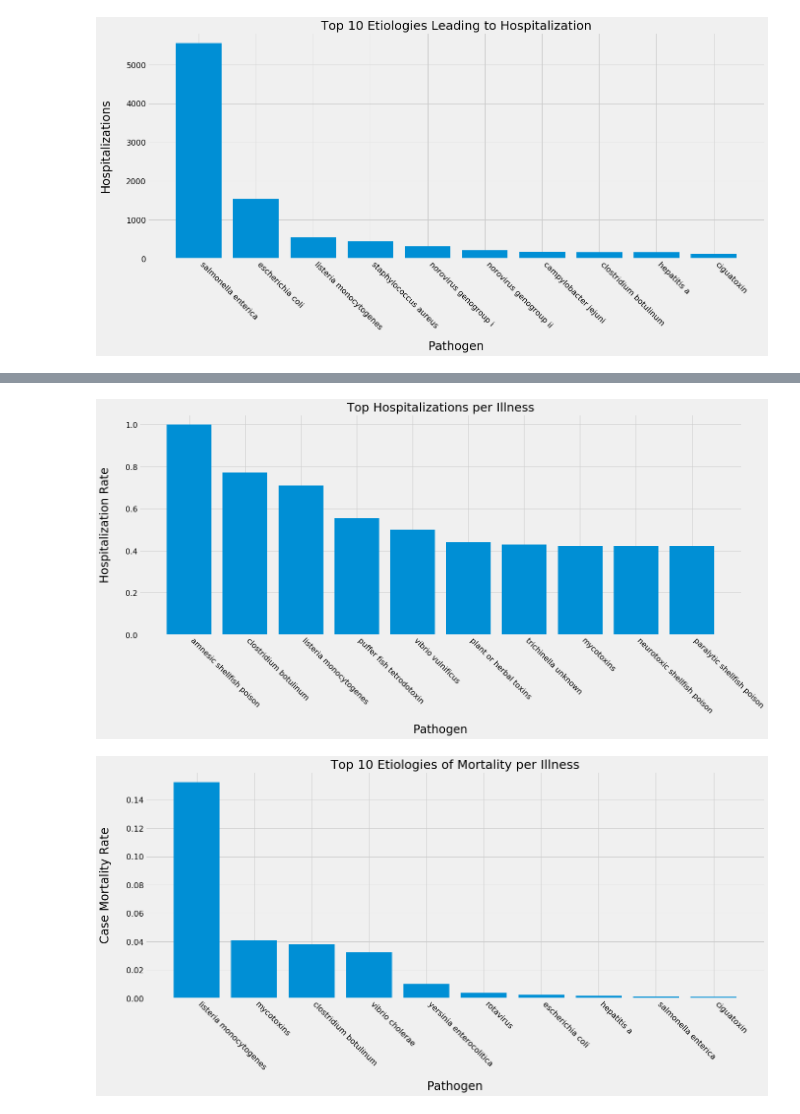
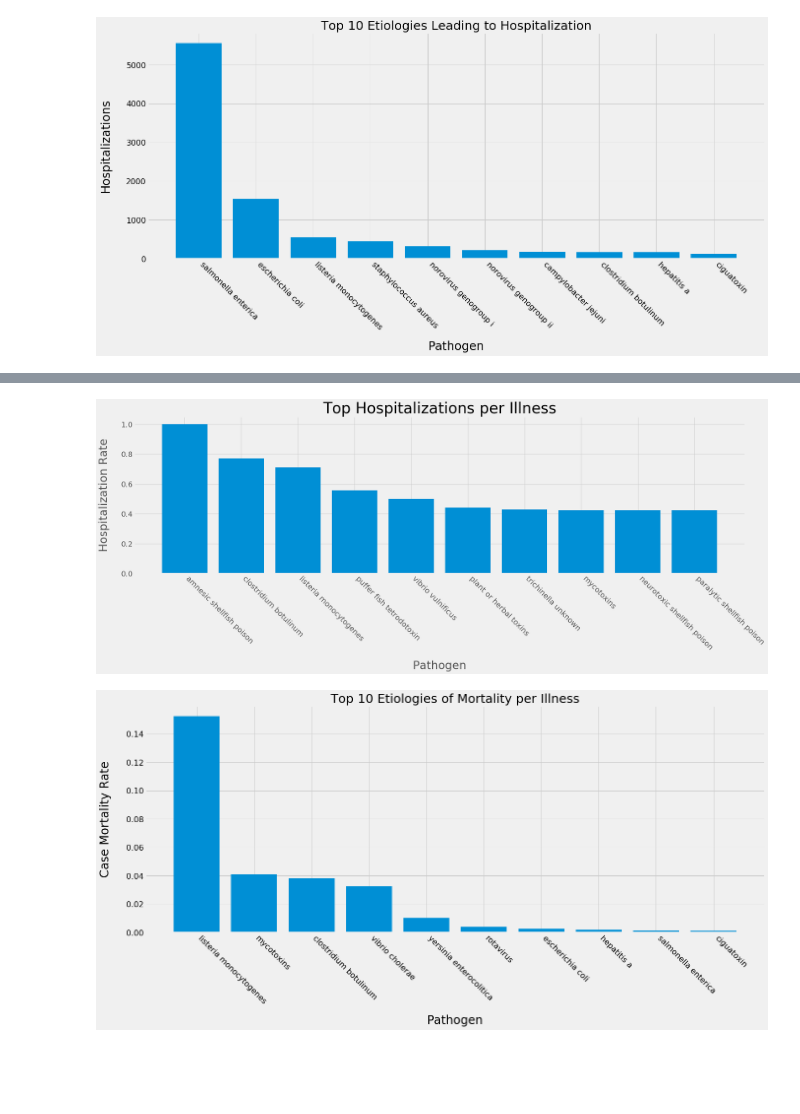
Before and after one commit to heathcliffs34/capstone_1, a Jupyter notebook: capstone1_severity.ipynb, the cells around one changed output, grey strips where cells are left out. Cells and saved outputs as stored; diff of their text form; code cells hidden in the pictures; blank space fills up the shorter version.

```diff
--- a/capstone1_severity.ipynb
+++ b/capstone1_severity.ipynb
@@ -205,19 +205,19 @@ top_fatalities_per_hospitalization = fatalities_per_hospitalization.sort_values(
 # %%
 top = top_hospitalizations_per_illness
 
-fig,ax = plt.subplots(figsize=(20,11))
+fig,ax = plt.subplots(figsize=(26,10))
 ax.bar(top[:10].index,top[:10])
-ax.set_xlabel('Pathogen', labelpad = 20, fontsize=24)
-ax.set_ylabel('Hospitalization Rate', fontsize=24, labelpad = 30)
-ax.set_title('Top Hospitalizations per Illness', fontsize=25)
+ax.set_xlabel('Pathogen', labelpad = 25, fontsize=30)
+ax.set_ylabel('Hospitalization Rate', fontsize=30, labelpad = 30)
+ax.set_title('Top Hospitalizations per Illness', fontsize=40)
 plt.style.use('fivethirtyeight')
-plt.xticks(fontsize=16, rotation=-45, ha='left')
-plt.yticks(fontsize=16)
+plt.xticks(fontsize=20, rotation=-45, ha='left')
+plt.yticks(fontsize=20)
 plt.tight_layout
 plt.gcf().subplots_adjust(bottom=0.30)
 plt.savefig('figures/hospitalizations_per_illness');
 # %% [output]
-[figure, old version]
+[figure, new version]
 # %%
 # Two cases of vibro vulnificus, one patient was hospitalized and died, the other patient was not hospitalized
 # 762 cases of listeria, 541 hospitalizations, 116 deaths
```
Also changed, not shown: parts of 1 cell of this notebook, 1 other file.
